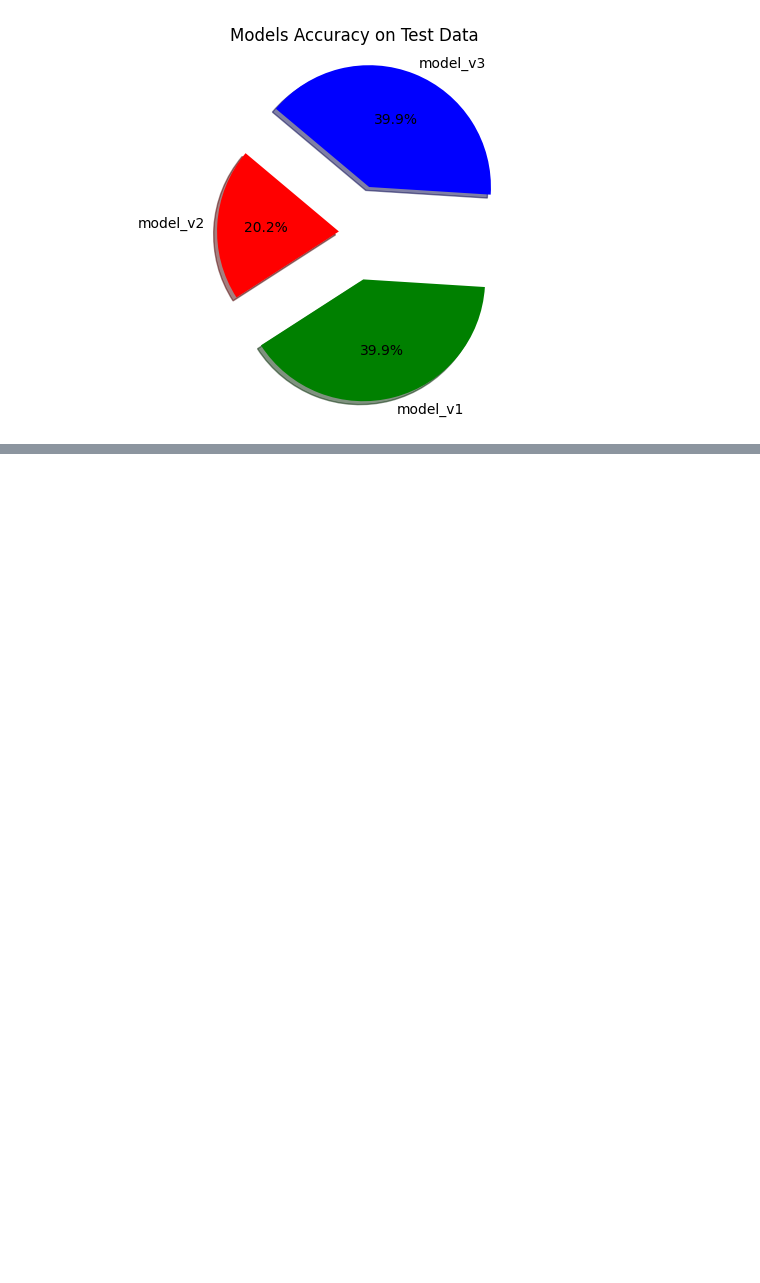
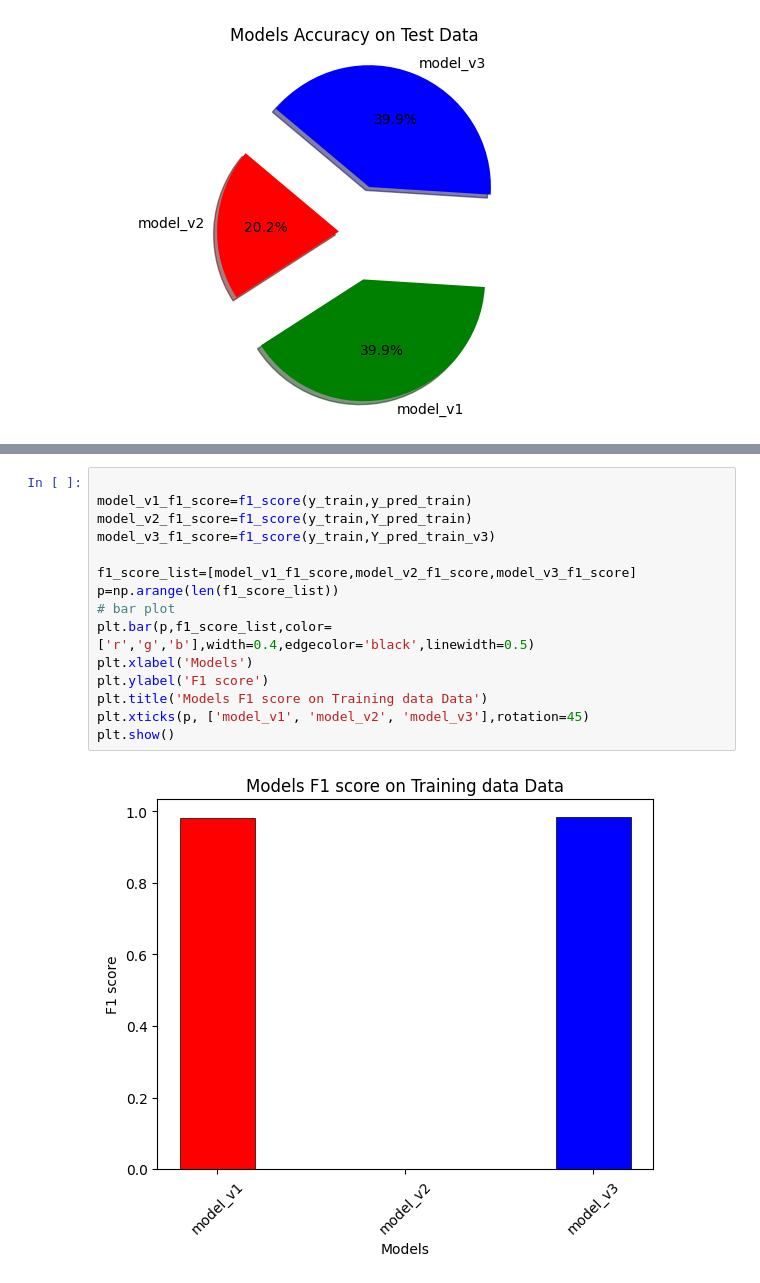
Before and after one commit to Debajyoti2004/Encryptix, a Jupyter notebook: Spam_SMS_Detection.ipynb, the cells around one changed output, grey strips where cells are left out. Drawn from its saved outputs; the diff is of its cells as text; blank space fills up the shorter version.

```diff
--- a/Spam_SMS_Detection.ipynb
+++ b/Spam_SMS_Detection.ipynb
@@ -699,0 +718,17 @@ plt.show()
+# %%
+
+model_v1_f1_score=f1_score(y_train,y_pred_train)
+model_v2_f1_score=f1_score(y_train,Y_pred_train)
+model_v3_f1_score=f1_score(y_train,Y_pred_train_v3)
+
+f1_score_list=[model_v1_f1_score,model_v2_f1_score,model_v3_f1_score]
+p=np.arange(len(f1_score_list))
+# bar plot
+plt.bar(p,f1_score_list,color=['r','g','b'],width=0.4,edgecolor='black',linewidth=0.5)
+plt.xlabel('Models')
+plt.ylabel('F1 score')
+plt.title('Models F1 score on Training data Data')
+plt.xticks(p, ['model_v1', 'model_v2', 'model_v3'],rotation=45)
+plt.show()
+# %% [output]
+[figure, added]
```
Also changed, not shown: parts of 1 cell of this notebook.
